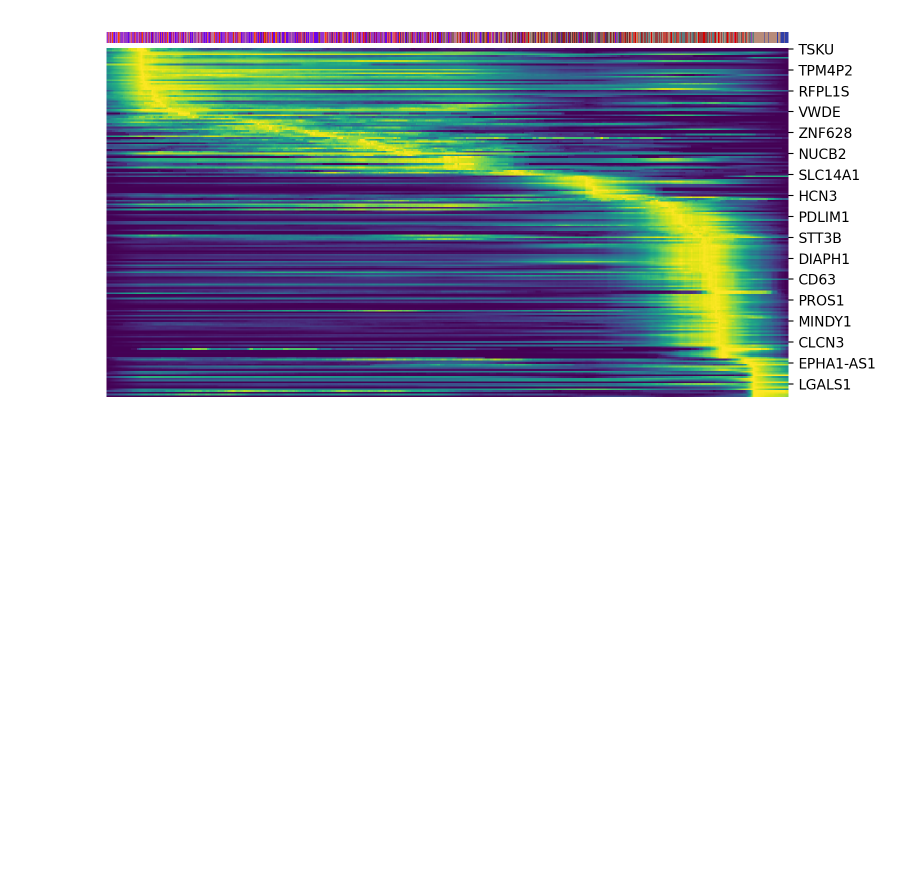
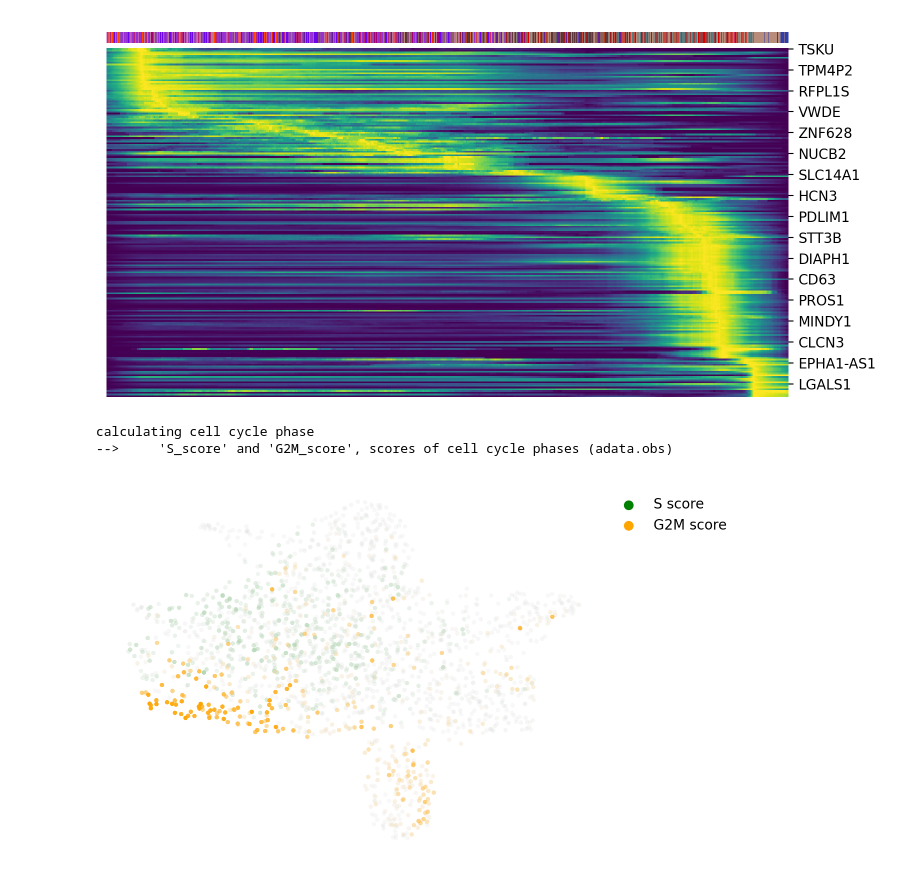
Before and after one commit to Zhu-1998/celldevelopment, a Jupyter notebook: notebook/Fig S4.ipynb, the cells around one changed output. Drawn from its saved outputs; the diff is of its cells as text; code cells hidden in the pictures; blank space fills up the shorter version.

```diff
--- a/notebook/Fig S4.ipynb
+++ b/notebook/Fig S4.ipynb
@@ -217,3 +217,15 @@ scv.pl.heatmap(adata,
               )
 # %% [output]
 [figure]
+# %%
+scv.tl.score_genes_cell_cycle(adata)
+# %% [output]
+calculating cell cycle phase
+-->     'S_score' and 'G2M_score', scores of cell cycle phases (adata.obs)
+# %%
+scv.pl.scatter(adata,
+               color_gradients=['S_score', 'G2M_score'],
+               palette=['green', 'orange'],
+               smooth=True, perc=[5, 90])
+# %% [output]
+[figure, added]
```
